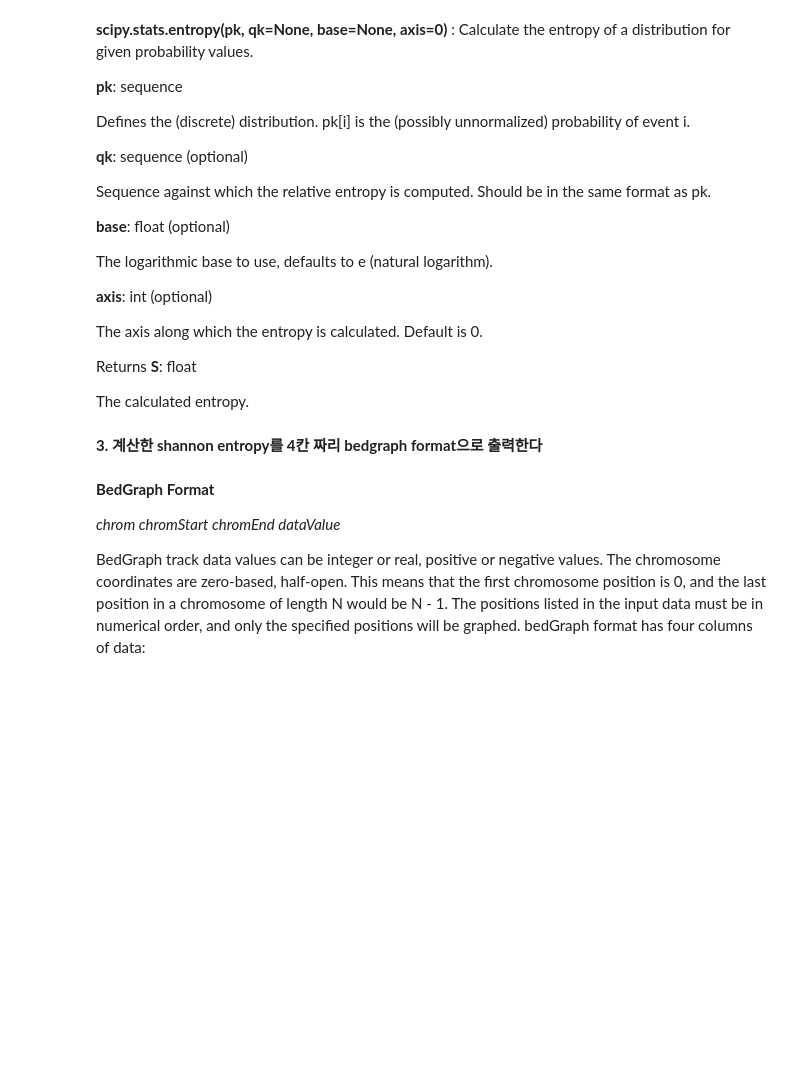
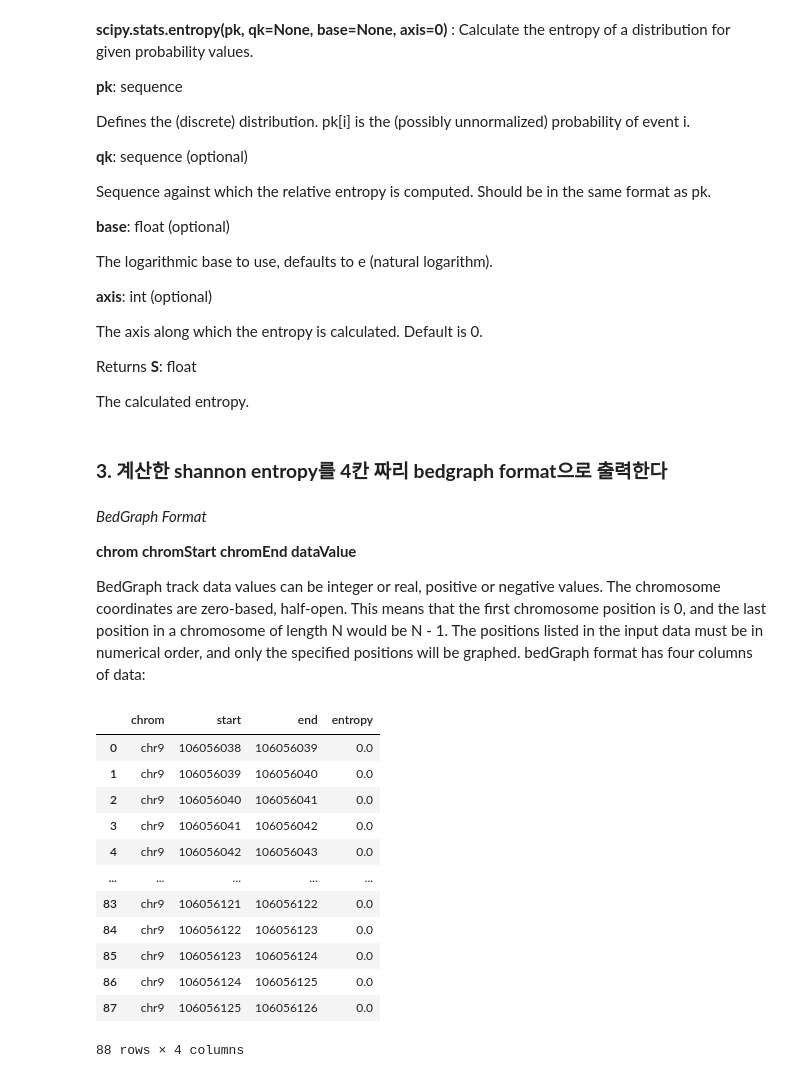
Before and after one commit to babaling/2021bioinfo1, a Jupyter notebook: Mission/Mission 3.ipynb, the cells around one changed output. Saved outputs shown, nothing was run; the diff lists cells and outputs as text; code cells hidden in the pictures; blank space fills up the shorter version.

```diff
--- a/Mission/Mission 3.ipynb
+++ b/Mission/Mission 3.ipynb
@@ -248,14 +250,28 @@ def estimate_shannon_entropy(dna_sequence):
 # %%
 pileup['entropy'] = pileup['matches'].apply(estimate_shannon_entropy)
 # %% [markdown]
-**3. 계산한 shannon entropy를 4칸 짜리 bedgraph format으로 출력한다**
+### **3. 계산한 shannon entropy를 4칸 짜리 bedgraph format으로 출력한다**
 # %% [markdown]
-**BedGraph Format**
+_BedGraph Format_
 
-_chrom chromStart chromEnd dataValue_
+**chrom chromStart chromEnd dataValue**
 
 BedGraph track data values can be integer or real, positive or negative values. The chromosome coordinates are zero-based, half-open. This means that the first chromosome position is 0, and the last position in a chromosome of length N would be N - 1. The positions listed in the input data must be in numerical order, and only the specified positions will be graphed. bedGraph format has four columns of data:
 # %%
 pileup['start'] = pileup['pos'] - 1
 pileup['end'] = pileup['pos']
-pileup[['chrom', 'start', 'end', 'entropy']].to_csv('CLIP-let7g-gene.bedgraph', sep='\t', index=False, header=False)
+pileup[['chrom', 'start', 'end', 'entropy']]
+# %% [output]
+|  | chrom | start | end | entropy |
+| 0 | chr9 | 106056038 | 106056039 | 0.0 |
+| 1 | chr9 | 106056039 | 106056040 | 0.0 |
+| 2 | chr9 | 106056040 | 106056041 | 0.0 |
+| 3 | chr9 | 106056041 | 106056042 | 0.0 |
+| 4 | chr9 | 106056042 | 106056043 | 0.0 |
+| ... | ... | ... | ... | ... |
+| 83 | chr9 | 106056121 | 106056122 | 0.0 |
+| 84 | chr9 | 106056122 | 106056123 | 0.0 |
+| 85 | chr9 | 106056123 | 106056124 | 0.0 |
+| 86 | chr9 | 106056124 | 106056125 | 0.0 |
+| 87 | chr9 | 106056125 | 106056126 | 0.0 |
+88 rows × 4 columns
```
Also changed, not shown: parts of 12 cells of this notebook.
